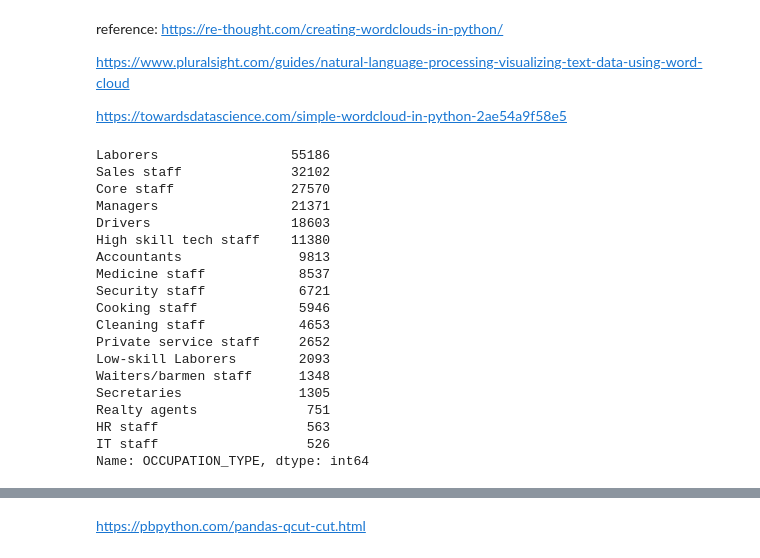
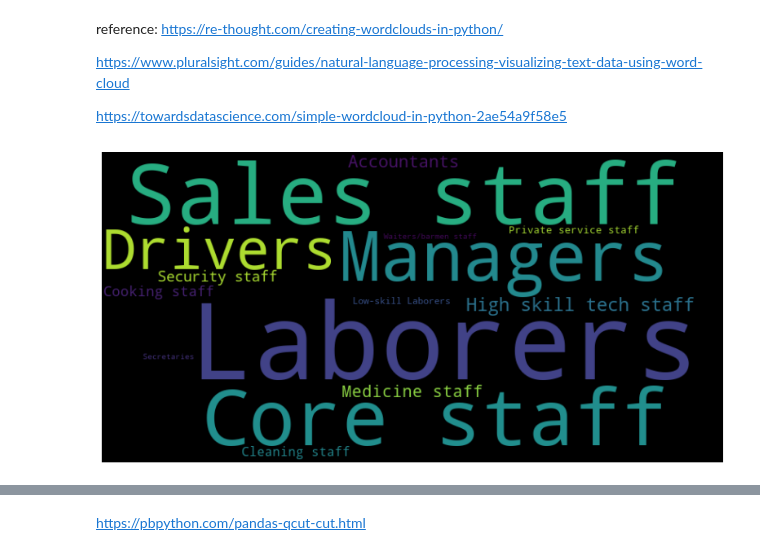
Before and after one commit to sunny0103/personal_project_kaggle, a Jupyter notebook: bank_loan/bank Loan EDA.ipynb, the cells around one changed output, grey strips where cells are left out. Saved outputs shown, nothing was run; the diff lists cells and outputs as text; code cells hidden in the pictures.

```diff
--- a/bank_loan/bank Loan EDA.ipynb
+++ b/bank_loan/bank Loan EDA.ipynb
@@ -365,27 +350,20 @@ https://re-thought.com/creating-wordclouds-in-python/
 https://www.pluralsight.com/guides/natural-language-processing-visualizing-text-data-using-word-cloud
 
 https://towardsdatascience.com/simple-wordcloud-in-python-2ae54a9f58e5
-# %%
-income.OCCUPATION_TYPE.value_counts()
-# %% [output]
-Laborers                 55186
-Sales staff              32102
-Core staff               27570
-Managers                 21371
-Drivers                  18603
-High skill tech staff    11380
-Accountants               9813
-Medicine staff            8537
-Security staff            6721
-Cooking staff             5946
-Cleaning staff            4653
-Private service staff     2652
-Low-skill Laborers        2093
-Waiters/barmen staff      1348
-Secretaries               1305
-Realty agents              751
-HR staff                   563
-IT staff                   526
-Name: OCCUPATION_TYPE, dtype: int64
+# %%
+df_emp_cloud=income.OCCUPATION_TYPE.value_counts()
+df_emp_cloud=df_emp_cloud.to_frame().reset_index()
+df_emp_cloud
+d={}
+for a, x in df_emp_cloud.values:
+    d[a]=x
+wordcloud=WordCloud(background_color='black',min_font_size=9, width=800,height=400)
+wordcloud.generate_from_frequencies(frequencies=d)
+plt.figure(figsize=(14,7))
+plt.imshow(wordcloud, interpolation="bilinear")
+plt.axis("off")
+plt.show();
+# %% [output]
+[figure, added]
 # %%
 plt.figure(figsize=(10,7))
```
Also changed, not shown: parts of 3 cells of this notebook.
